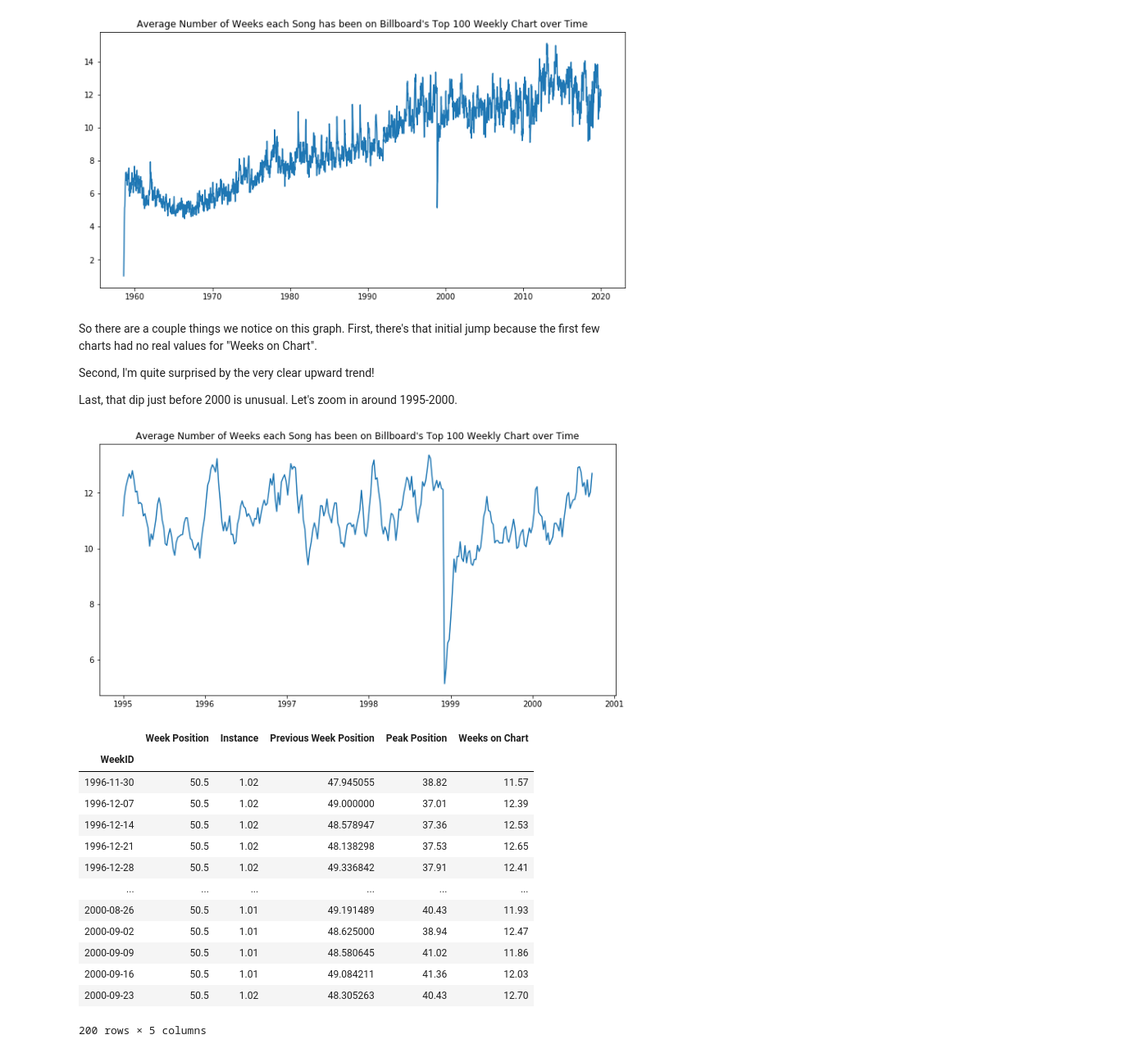
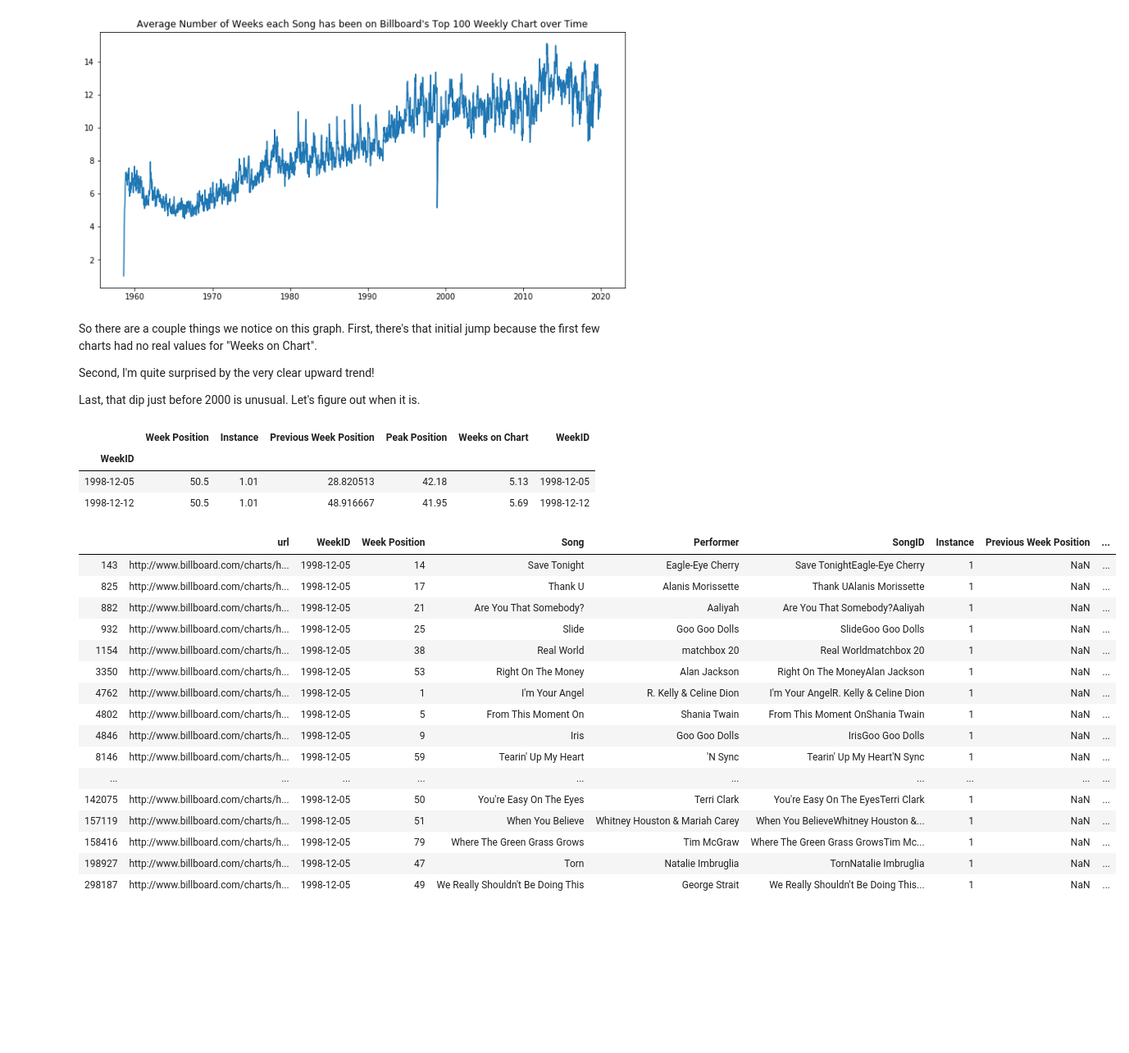
Before and after one commit to RobNewt/Data-Analysis, a Jupyter notebook: Billboard Top 100 (In Progress).ipynb, the cells around one changed output. Shown: that part at 82% size. Drawn from its saved outputs; the diff is of its cells as text; code cells hidden in the pictures; blank space fills up the shorter version.

```diff
--- a/Billboard Top 100 (In Progress).ipynb
+++ b/Billboard Top 100 (In Progress).ipynb
@@ -186,32 +188,32 @@ So there are a couple things we notice on this graph. First, there's that initia
 
 Second, I'm quite surprised by the very clear upward trend!
 
-Last, that dip just before 2000 is unusual. Let's zoom in around 1995-2000.
+Last, that dip just before 2000 is unusual. Let's figure out when it is.
-# %%
-mean = df1.groupby('WeekID').mean().sort_values('WeekID', ascending=True)
-#median = df1.groupby('WeekID').median().sort_values('WeekID', ascending=True)
-#mean.head()
-#mean_zoom = mean[(mean.iloc()) > 1995) & int((mean.iloc())<2000)]
-plt.figure(figsize=(12,6))
-plt.title("Average Number of Weeks each Song has been on Billboard's Top 100 Weekly Chart over Time")
-plt.plot(mean[1900:2200]['Weeks on Chart']);
-# %% [output]
-[figure, removed]
-# %%
-mean[2000:2200]
-# %% [output]
-|  | Week Position | Instance | Previous Week Position | Peak Position | Weeks on Chart |
-| WeekID |  |  |  |  |  |
-| 1996-11-30 | 50.5 | 1.02 | 47.945055 | 38.82 | 11.57 |
-| 1996-12-07 | 50.5 | 1.02 | 49.000000 | 37.01 | 12.39 |
-| 1996-12-14 | 50.5 | 1.02 | 48.578947 | 37.36 | 12.53 |
-| 1996-12-21 | 50.5 | 1.02 | 48.138298 | 37.53 | 12.65 |
-| 1996-12-28 | 50.5 | 1.02 | 49.336842 | 37.91 | 12.41 |
-| ... | ... | ... | ... | ... | ... |
-| 2000-08-26 | 50.5 | 1.01 | 49.191489 | 40.43 | 11.93 |
-| 2000-09-02 | 50.5 | 1.01 | 48.625000 | 38.94 | 12.47 |
-| 2000-09-09 | 50.5 | 1.01 | 48.580645 | 41.02 | 11.86 |
-| 2000-09-16 | 50.5 | 1.01 | 49.084211 | 41.36 | 12.03 |
-| 2000-09-23 | 50.5 | 1.02 | 48.305263 | 40.43 | 12.70 |
-200 rows × 5 columns
+# %%
+mean[(mean['Weeks on Chart'] < 6) & (mean['WeekID'] > datetime.datetime(1988,1,1))]
+# %% [output]
+|  | Week Position | Instance | Previous Week Position | Peak Position | Weeks on Chart | WeekID |
+| WeekID |  |  |  |  |  |  |
+| 1998-12-05 | 50.5 | 1.01 | 28.820513 | 42.18 | 5.13 | 1998-12-05 |
+| 1998-12-12 | 50.5 | 1.01 | 48.916667 | 41.95 | 5.69 | 1998-12-12 |
+# %%
+df1[(df1['WeekID']== datetime.datetime(1998,12,5)) & (df1['Weeks on Chart']== 1 )]
+# %% [output]
+|  | url | WeekID | Week Position | Song | Performer | SongID | Instance | Previous Week Position | ... |
+| 143 | http://www.billboard.com/charts/h... | 1998-12-05 | 14 | Save Tonight | Eagle-Eye Cherry | Save TonightEagle-Eye Cherry | 1 | NaN | ... |
+| 825 | http://www.billboard.com/charts/h... | 1998-12-05 | 17 | Thank U | Alanis Morissette | Thank UAlanis Morissette | 1 | NaN | ... |
+| 882 | http://www.billboard.com/charts/h... | 1998-12-05 | 21 | Are You That Somebody? | Aaliyah | Are You That Somebody?Aaliyah | 1 | NaN | ... |
+| 932 | http://www.billboard.com/charts/h... | 1998-12-05 | 25 | Slide | Goo Goo Dolls | SlideGoo Goo Dolls | 1 | NaN | ... |
+| 1154 | http://www.billboard.com/charts/h... | 1998-12-05 | 38 | Real World | matchbox 20 | Real Worldmatchbox 20 | 1 | NaN | ... |
+| 3350 | http://www.billboard.com/charts/h... | 1998-12-05 | 53 | Right On The Money | Alan Jackson | Right On The MoneyAlan Jackson | 1 | NaN | ... |
+| 4762 | http://www.billboard.com/charts/h... | 1998-12-05 | 1 | I'm Your Angel | R. Kelly & Celine Dion | I'm Your AngelR. Kelly & Celine Dion | 1 | NaN | ... |
+| 4802 | http://www.billboard.com/charts/h... | 1998-12-05 | 5 | From This Moment On | Shania Twain | From This Moment OnShania Twain | 1 | NaN | ... |
+| 4846 | http://www.billboard.com/charts/h... | 1998-12-05 | 9 | Iris | Goo Goo Dolls | IrisGoo Goo Dolls | 1 | NaN | ... |
+| 8146 | http://www.billboard.com/charts/h... | 1998-12-05 | 59 | Tearin' Up My Heart | 'N Sync | Tearin' Up My Heart'N Sync | 1 | NaN | ... |
+| ... | ... | ... | ... | ... | ... | ... | ... | ... | ... |
+| 142075 | http://www.billboard.com/charts/h... | 1998-12-05 | 50 | You're Easy On The Eyes | Terri Clark | You're Easy On The EyesTerri Clark | 1 | NaN | ... |
+| 157119 | http://www.billboard.com/charts/h... | 1998-12-05 | 51 | When You Believe | Whitney Houston & Mariah Carey | When You BelieveWhitney Houston &... | 1 | NaN | ... |
+| 158416 | http://www.billboard.com/charts/h... | 1998-12-05 | 79 | Where The Green Grass Grows | Tim McGraw | Where The Green Grass GrowsTim Mc... | 1 | NaN | ... |
+| 198927 | http://www.billboard.com/charts/h... | 1998-12-05 | 47 | Torn | Natalie Imbruglia | TornNatalie Imbruglia | 1 | NaN | ... |
+| 298187 | http://www.billboard.com/charts/h... | 1998-12-05 | 49 | We Really Shouldn't Be Doing This | George Strait | We Really Shouldn't Be Doing This... | 1 | NaN | ... |
 # %% [markdown]
```
Also changed, not shown: parts of 31 cells of this notebook.
